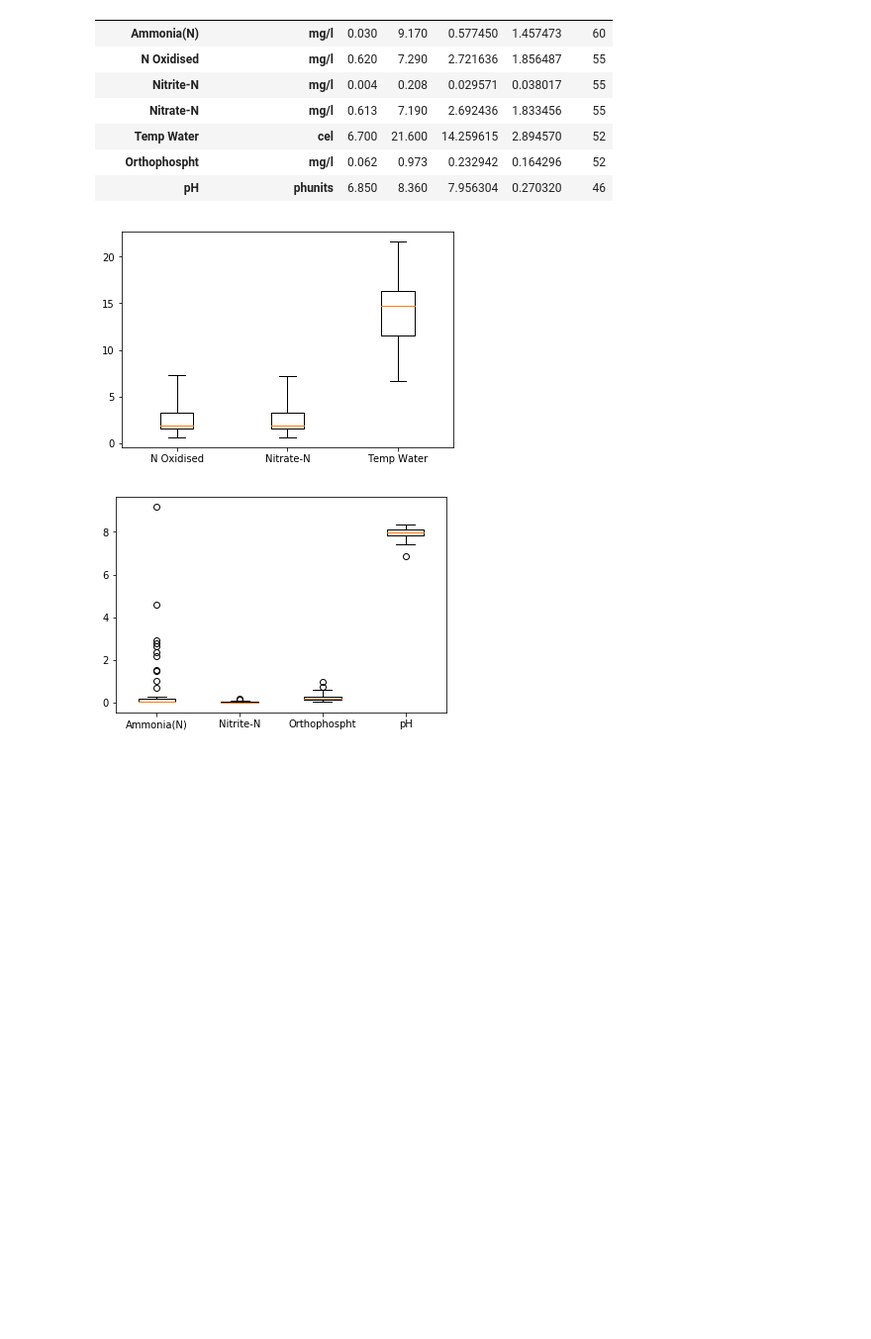
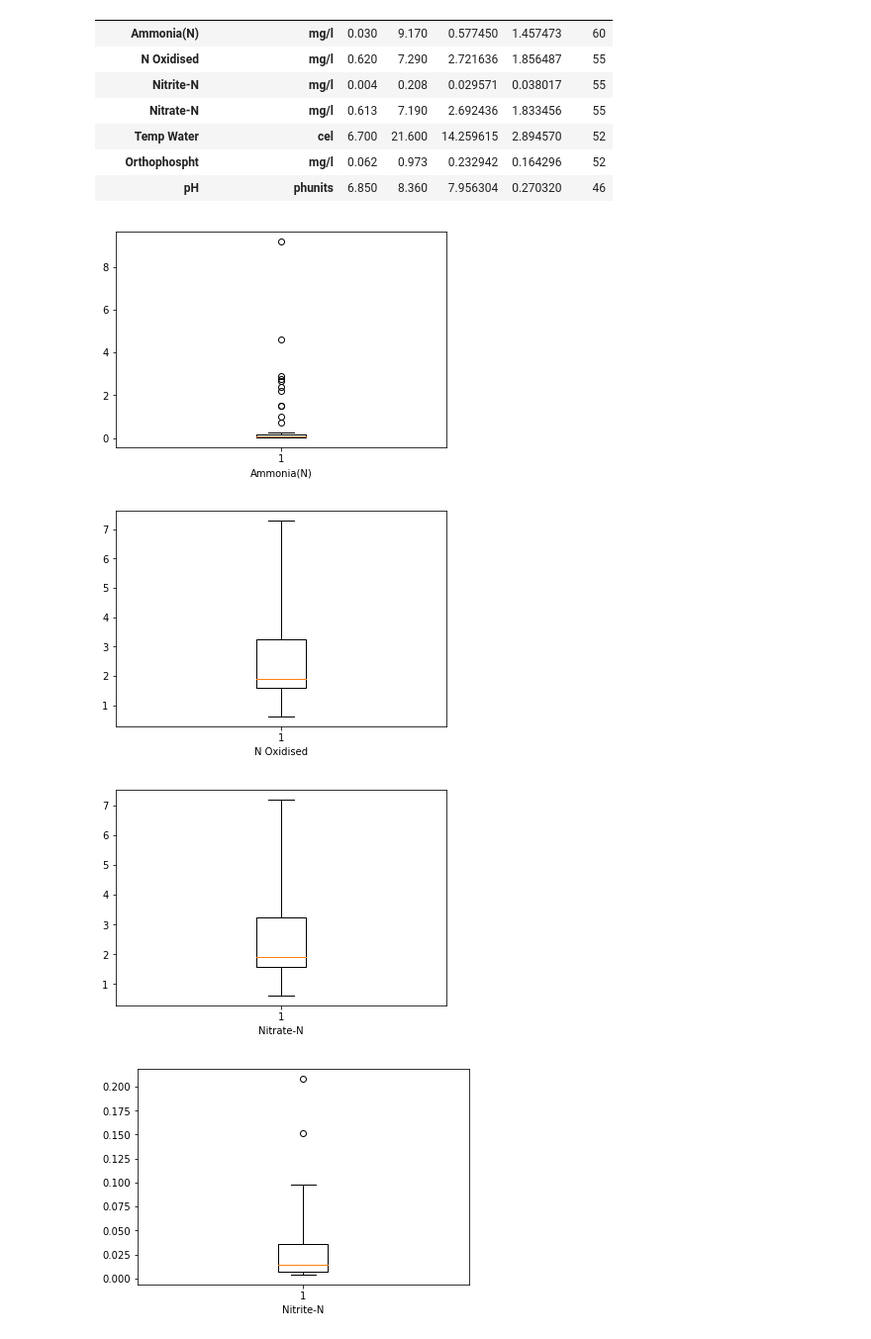
Before and after one commit to quelibrio/EnvironmentalThreatsApliedDataScience, a Jupyter notebook: water_quality.ipynb, the cells around one changed output. Shown: that part at 99% size. Saved outputs shown, nothing was run; the diff lists cells and outputs as text; code cells hidden in the pictures; blank space fills up the shorter version.

Commit message:
plot outliers and good data

```diff
--- a/water_quality.ipynb
+++ b/water_quality.ipynb
@@ -8,3 +8,18 @@ import scipy.stats as sp
 
 path = os.path.abspath("Data")+os.path.sep
 filename = path + "water_quality.csv"
+# %%
+# remove outliers using the Interquartile Range (IQR)
+# compute first quartile (Q1)
+# compute third quartile (Q3)
+# compute IQR (Q3 - Q1)
+# definition of outlier(x): (x > 3*IQR + Q3) or (x < Q1 - 3*IQR)
+def clean_from_outliers(xs):
+    q3, q1 = np.percentile(xs, [75 ,25])
+    iqr = q3 - q1
+    #isoutlier = lambda x: ((x > (3*iqr + q3)) | (x < (q1 - 3*iqr)))
+    #outliers, normal_data = xs[np.where(isoutlier)], xs[np.where(not(isoutlier))]
+    outliers = xs[(xs[:] > 3*iqr + q3) | (xs[:] < q1 - 3*iqr)]
+    normal_data = xs[(xs[:] <= 3*iqr + q3) & (xs[:] >= q1 - 3*iqr)]
+
+    return normal_data, outliers
@@ -85,25 +109,41 @@ df2 = data[['determinand.label', 'result', 'determinand.unit.label', 'sample.sam
 # %%
 # box plots, to contain the lists of values of the 7 variables
 # 2 different box plots to capture the different scales of the variables
+"""
 vars_1 = ['N Oxidised', 'Nitrate-N', 'Temp Water'] # big spread
 vars_2 = ['Ammonia(N)', 'Nitrite-N', 'Orthophospht', 'pH'] # small spread
 box_data1, box_data2 = [], []
 for var_name in vars_1:
     box_data1.append(df2[df2['determinand.label'] == var_name]['result'])
 
 for var_name in vars_2:
     box_data2.append(df2[df2['determinand.label'] == var_name]['result'])
 # returns a dictionary with keys: boxes, medians, whiskers, caps, fliers, means
 dict_stats1 = plt.boxplot(box_data1, whis=3, labels=vars_1, vert=True)
 plt.show()
 dicts_stats2 = plt.boxplot(box_data2, whis=3, labels=vars_2, vert=True)
 plt.show()
+"""
+for var_name in variables:
+    values = np.array(df2[df2['determinand.label'] == var_name]['result'])
+    plt.boxplot(values, whis=3, vert=True)
+    plt.xlabel(var_name)
+    plt.show()
+
+values = df2[df2['determinand.label'] == 'Orthophospht']['result']
+normal_data, outliers = clean_from_outliers(values)
+print 'normal data:'
+print normal_data
+print 'outliers:'
+print outliers
 
 # TODO
-# don't you know what's a fucking boxplot? --->>> http://www.physics.csbsju.edu/stats/box2.html
+# boxplot tutorial here --->>> http://www.physics.csbsju.edu/stats/box2.html
 # 1. using the key 'fliers' remove outliers from data points.
 # 2. fit polynomial and compute correlation after the outliers are removed.
 # 3. in the scatter plots still plot the outliers (different color) along with the normal points.
 # %% [output]
-[figure, old version]
+[figure, new version]
-[figure, old version]
+[figure, new version]
+[figure, added]
+[figure, added]
```
Also changed, not shown: parts of 8 cells of this notebook.
